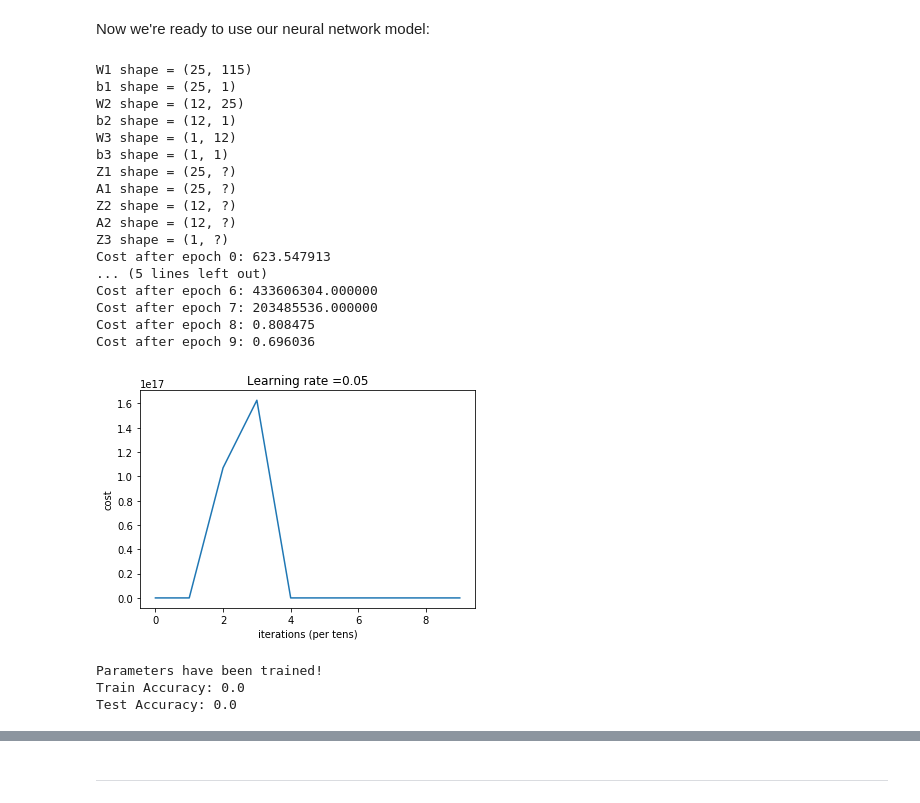
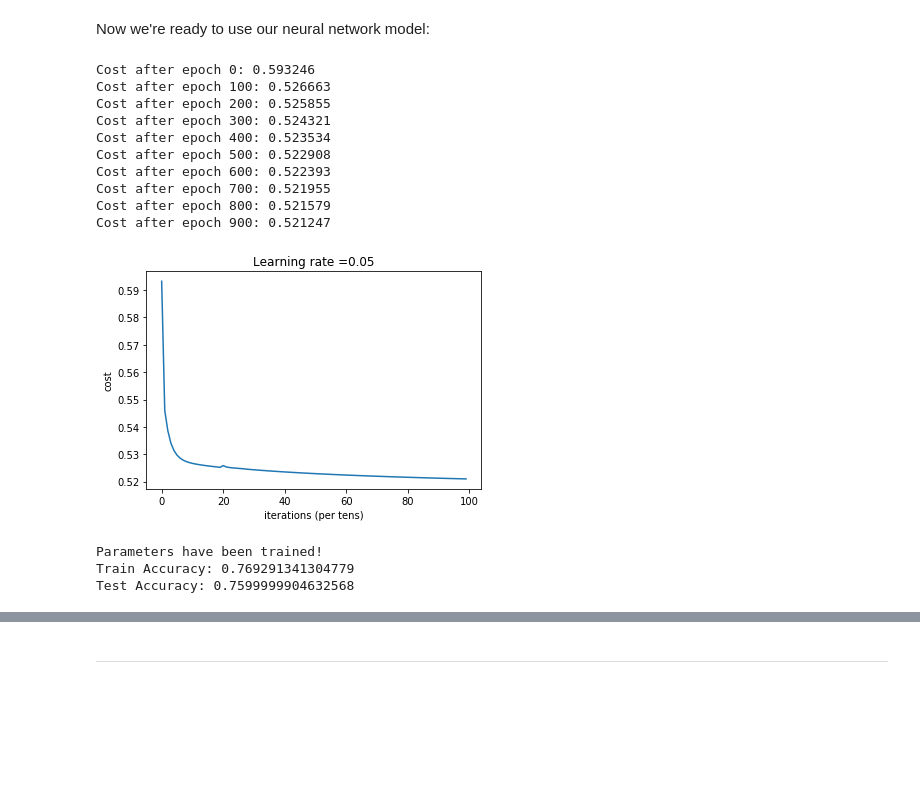
Before and after one commit to dskarbrevik/League-of-Legends-Churn-Prediction, a Jupyter notebook: LoL Churn Predictor [Part 3 - Data Modeling].ipynb, the cells around one changed output, grey strips where cells are left out. Saved outputs shown, nothing was run; the diff lists cells and outputs as text; code cells hidden in the pictures; blank space fills up the shorter version.

```diff
--- a/LoL Churn Predictor [Part 3 - Data Modeling].ipynb
+++ b/LoL Churn Predictor [Part 3 - Data Modeling].ipynb
@@ -635,35 +673,28 @@ Now we're ready to use our neural network model:
 # %%
 # seed for reproducibility
 tf.set_random_seed(2)
 
 # choose your parameters
 num_layers = 3
 nodes_in_layer = [25,12,1]
-num_epochs= 10
+num_epochs= 1000
 learning_rate = 0.05
 
 # train and test the network
 test = neural_network(X_train_network, Y_train_network, X_test_network, Y_test_network,
                num_layers, nodes_in_layer, num_epochs, learning_rate)
 # %% [output]
-W1 shape = (25, 115)
-b1 shape = (25, 1)
-W2 shape = (12, 25)
-b2 shape = (12, 1)
-W3 shape = (1, 12)
-b3 shape = (1, 1)
-Z1 shape = (25, ?)
-A1 shape = (25, ?)
-Z2 shape = (12, ?)
-A2 shape = (12, ?)
-Z3 shape = (1, ?)
-Cost after epoch 0: 623.547913
-... (5 lines left out)
-Cost after epoch 6: 433606304.000000
-Cost after epoch 7: 203485536.000000
-Cost after epoch 8: 0.808475
-Cost after epoch 9: 0.696036
+Cost after epoch 0: 0.593246
+Cost after epoch 100: 0.526663
+Cost after epoch 200: 0.525855
+Cost after epoch 300: 0.524321
+Cost after epoch 400: 0.523534
+Cost after epoch 500: 0.522908
+Cost after epoch 600: 0.522393
+Cost after epoch 700: 0.521955
+Cost after epoch 800: 0.521579
+Cost after epoch 900: 0.521247
-[figure, old version]
+[figure, new version]
 Parameters have been trained!
-Train Accuracy: 0.0
-Test Accuracy: 0.0
+Train Accuracy: 0.769291341304779
+Test Accuracy: 0.7599999904632568
```
Also changed, not shown: parts of 19 cells of this notebook, 3 other files.
